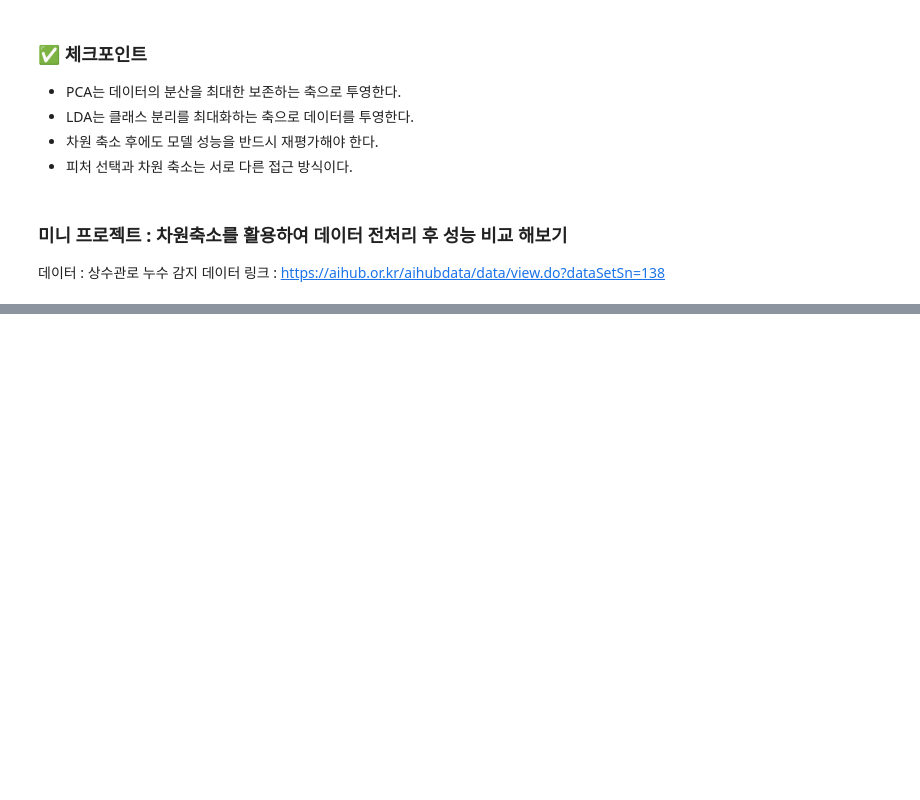
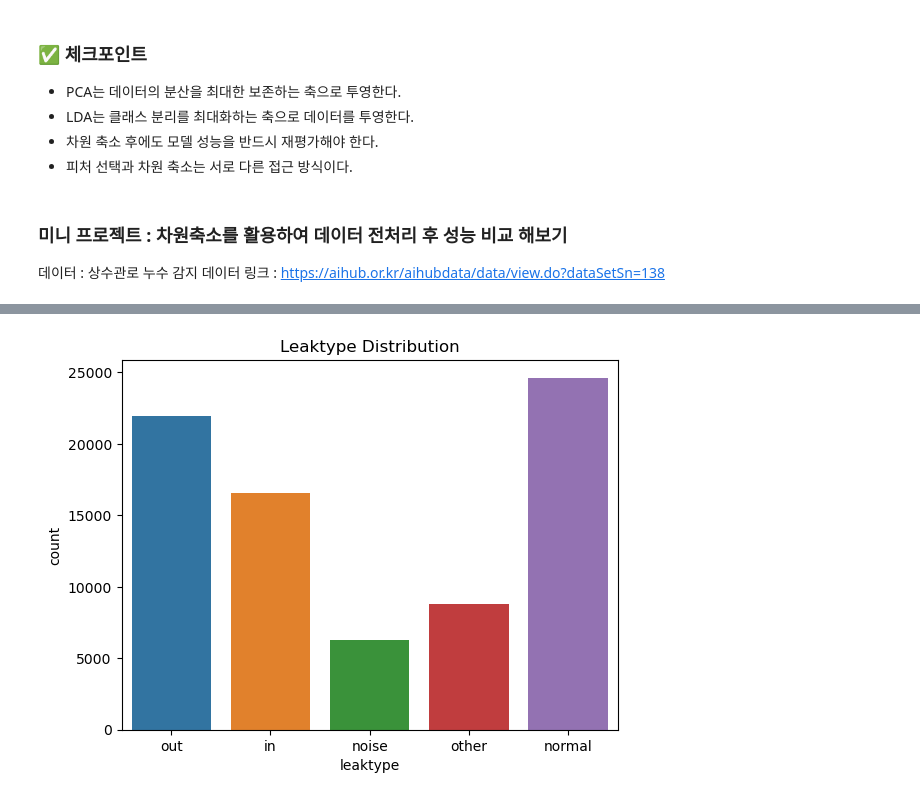
Before and after one commit to rlaalstn1504/part-1, a Jupyter notebook: 1-12_차원축소.ipynb, the cells around one changed output, grey strips where cells are left out. Drawn from its saved outputs; the diff is of its cells as text; code cells hidden in the pictures; blank space fills up the shorter version.

```diff
--- a/1-12_차원축소.ipynb
+++ b/1-12_차원축소.ipynb
@@ -476,0 +516,13 @@ print("LDA 데이터 정확도:", accuracy_score(y_test, lr.predict(X_lda_test))
+# %%
+# --------------------------------------------------
+# 0. 데이터 불러오기
+# --------------------------------------------------
+df = pd.read_csv('data/1.누수감지데이터-통합(leaks-all).csv')
+
+# 주파수 특성 컬럼만 추출
+freq_cols = [c for c in df.columns if c.endswith("HZ") or c.startswith("MAX")]
+df_freq = df[freq_cols]
+# %%
+# 타깃 인코딩
+le = preprocessing.LabelEncoder()
+df['leaktype_enc'] = le.fit_transform(df['leaktype'])
@@ -476,0 +543,7 @@ print("LDA 데이터 정확도:", accuracy_score(y_test, lr.predict(X_lda_test))
+# %%
+# 타깃 분포 시각화
+sns.countplot(x='leaktype', data=df)
+plt.title("Leaktype Distribution")
+plt.show()
+# %% [output]
+[figure, added]
```
Also changed, not shown: parts of 32 cells of this notebook, 8 other files.
